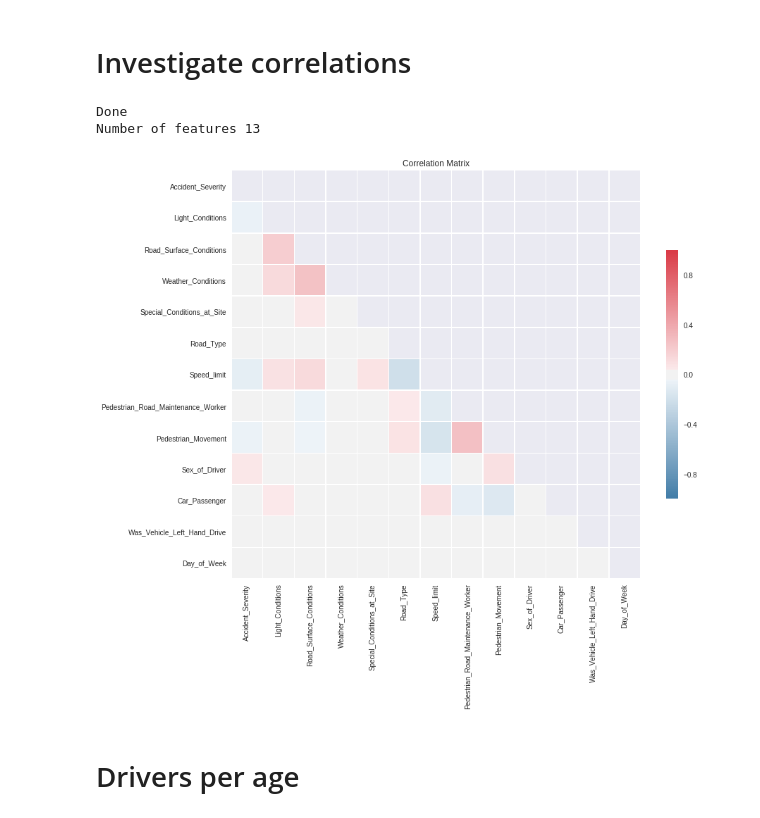
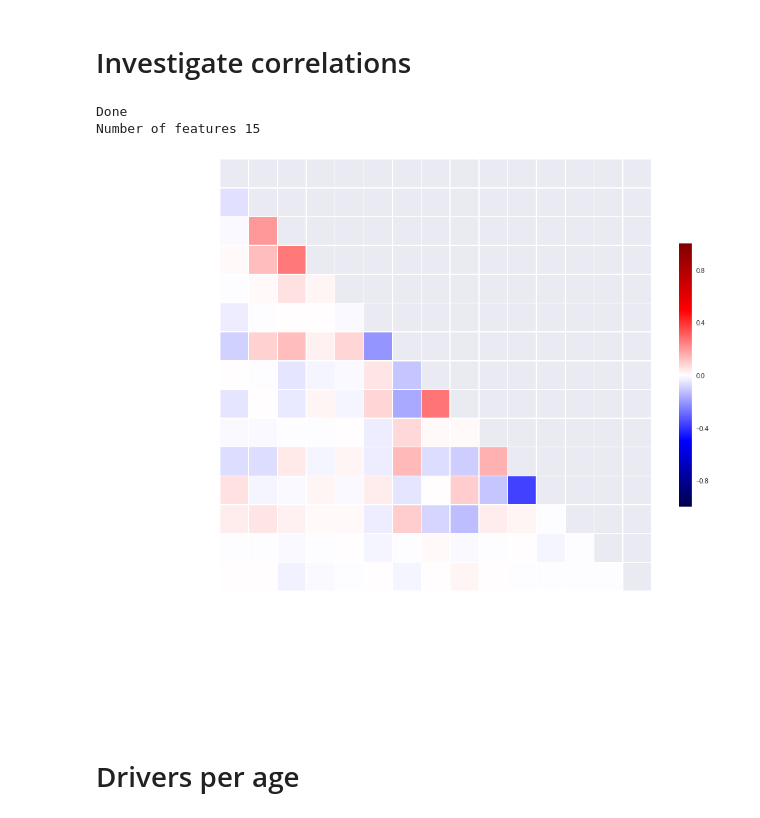
Before and after one commit to JakubCzerny/Social-data-analysis-and-visuzalization-project, a Jupyter notebook: utils/data_pre_analysis.ipynb, the cells around one changed output. Drawn from its saved outputs; the diff is of its cells as text; code cells hidden in the pictures.

Commit message:
Include correlation matrix in statistics

```diff
--- a/utils/data_pre_analysis.ipynb
+++ b/utils/data_pre_analysis.ipynb
@@ -451,42 +451,47 @@ import seaborn as sns
 
 features = ['Accident_Severity', 'Light_Conditions', 'Road_Surface_Conditions', 'Weather_Conditions',\
            'Special_Conditions_at_Site','Road_Type', 'Speed_limit','Pedestrian_Road_Maintenance_Worker',\
-           'Pedestrian_Movement', 'Sex_of_Driver', 'Car_Passenger', 'Was_Vehicle_Left_Hand_Drive', 'Day_of_Week']
+           'Pedestrian_Movement', 'Engine_Capacity', 'Age_Band_of_Driver', 'Sex_of_Driver', 'Car_Passenger', 'Was_Vehicle_Left_Hand_Drive', 'Day_of_Week']
 
 data_corr = []
 for k,v in data.iteritems():
     tmp = []
     for f in features:
         if v.has_key(f):
             tmp.append(int(v[f]))
 
     if len(tmp) == len(features):
         data_corr.append(tmp)
 
 data_corr = np.array(data_corr).T
 correlations = np.corrcoef(data_corr)
 
 
 print 'Done'
 print 'Number of features', len(features)
 
 mask = np.zeros_like(correlations, dtype=np.bool)
 mask[np.triu_indices_from(mask)] = True
 
 f, ax = plt.subplots(figsize=(mask.shape[0], mask.shape[0]))
-cmap = sns.diverging_palette(240, 10, as_cmap=True)
-sns.heatmap(correlations, mask=mask, cmap=cmap, square=True, linewidths=.5, cbar_kws={"shrink": .5}, ax=ax)
+cmap = sns.diverging_palette(240, 0, as_cmap=True)
+sns.heatmap(correlations, mask=mask, cmap='seismic', square=True, linewidths=.5, cbar_kws={"shrink": .5}, ax=ax)
+# sns.heatmap(correlations, mask=mask, cmap=cmap, square=True, linewidths=.5, cbar_kws={"shrink": .5}, ax=ax)
 
-plt.title("Correlation Matrix")
+# plt.title("Correlation Matrix", color='white')
 x = np.array(range(len(features)))+0.5
 y = np.array(range(len(features)))+0.5
 plt.xticks(x, features, rotation='vertical')
 plt.yticks(y, features[::-1], rotation='horizontal')
-plt.show()
+
+ax.tick_params(axis='x', colors='white')
+ax.tick_params(axis='y', colors='white')
+plt.savefig('../docs/images/correlation-matrix.png', transparent=True)
+# plt.savefig('../docs/static/correlation-matrix.svg', format='svg')
 # %% [output]
 Done
-Number of features 13
+Number of features 15
-[figure, old version]
+[figure, new version]
 # %% [markdown]
 # Drivers per age
 # %%
```
Also changed, not shown: 3 other files.
